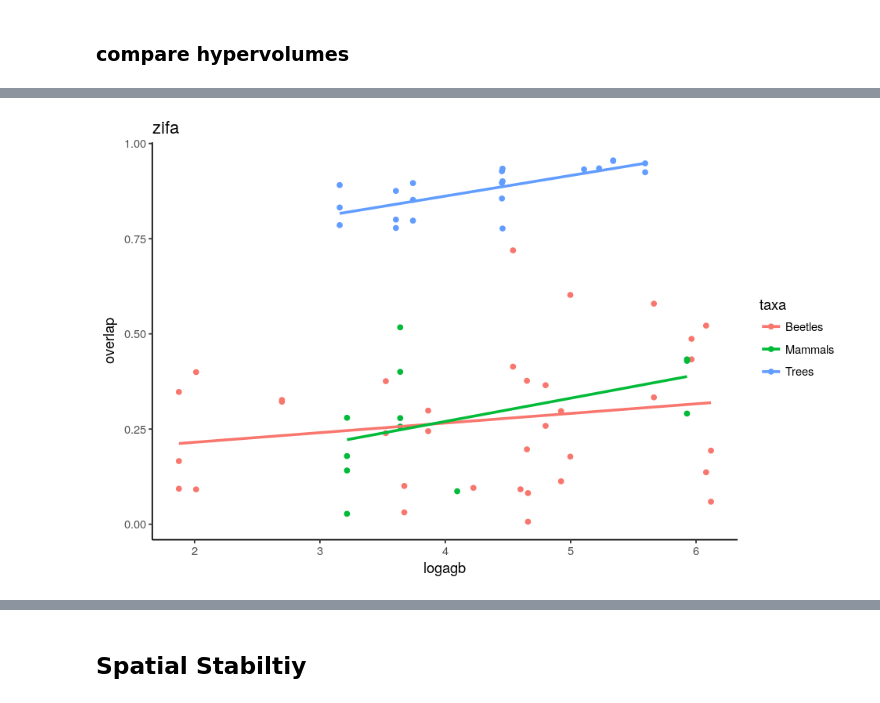
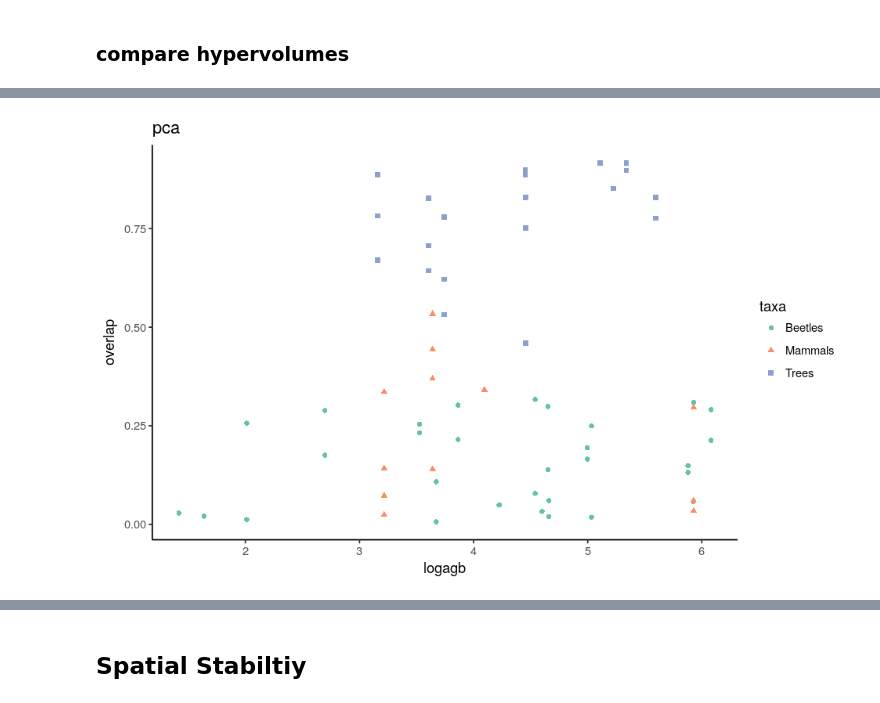
Before and after one commit to dbridg15/masters_project, a Jupyter notebook: Code/comparing_hypervolumes.ipynb, the cells around one changed output, grey strips where cells are left out. Saved outputs shown, nothing was run; the diff lists cells and outputs as text; code cells hidden in the pictures.

```diff
--- a/Code/comparing_hypervolumes.ipynb
+++ b/Code/comparing_hypervolumes.ipynb
@@ -176,7 +180,7 @@ plot_hvs(trees_hvs_p, "Belian")
 # %% [markdown]
 ### compare hypervolumes
 # %%
-kind = "zifa"  # "zifa"
+kind = "pca"  # "zifa"
 # %%
 # set up dataframe for plotting
 trees_agb = read.csv("../Results/trees_agb.csv")
@@ -235,10 +259,11 @@ print(plt)
 # %%
 # overlap by log(agb)
-plt = ggplot(data = ovlp, aes(x = logagb, y = overlap, color = taxa))
+plt = ggplot(data = ovlp, aes(x = logagb, y = overlap, color = taxa, shape = taxa))
 plt = plt + geom_point()
-plt = plt + geom_smooth(method = 'lm', se = F)
+#plt = plt + geom_smooth(method = 'lm', se = F)
+plt = plt + scale_color_brewer(palette = "Set2")
 plt = plt + theme_classic()
 plt = plt + ggtitle(kind)
 print(plt)
 # %% [output]
-[figure, old version]
+[figure, new version]
```
Also changed, not shown: parts of 24 cells of this notebook, 1 other file.
